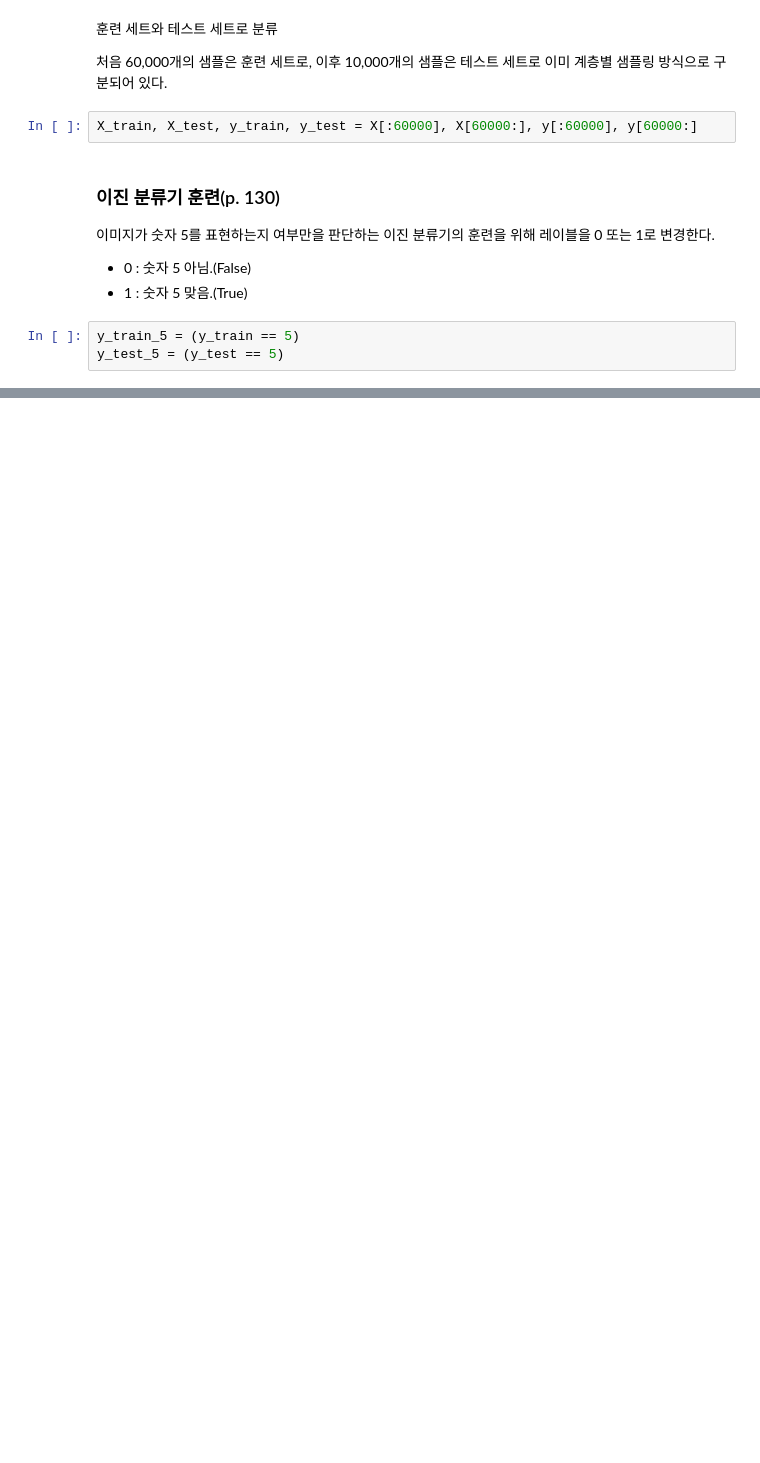
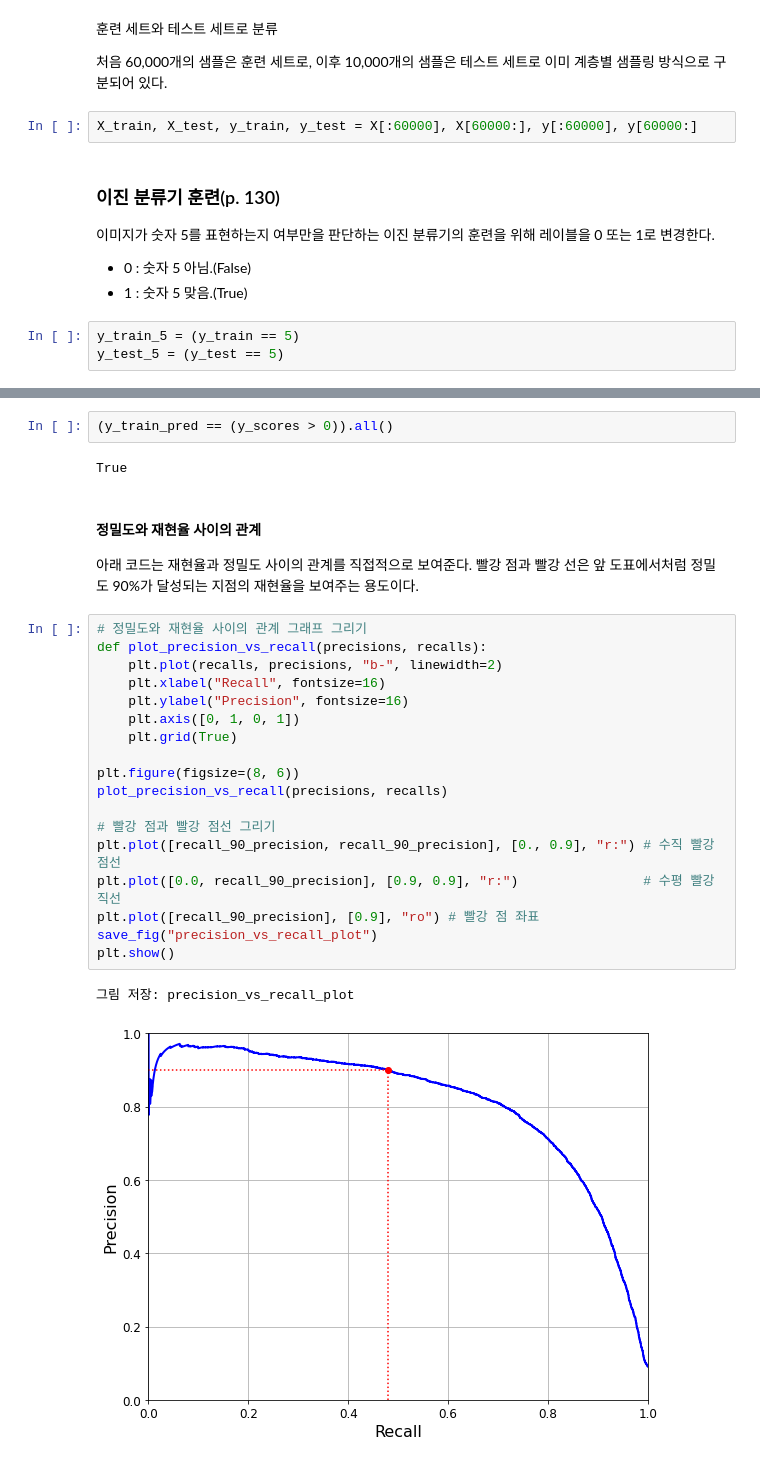
Before and after one commit to Moerai/Hands_On_ML-DL_Study, a Jupyter notebook: handson2_ML03.ipynb, the cells around one changed output, grey strips where cells are left out. Cells and saved outputs as stored; diff of their text form; blank space fills up the shorter version.

```diff
--- a/handson2_ML03.ipynb
+++ b/handson2_ML03.ipynb
@@ -165,0 +417,29 @@ y_test_5 = (y_test == 5)
+# %%
+(y_train_pred == (y_scores > 0)).all()
+# %% [output]
+True
+# %% [markdown]
+#### 정밀도와 재현율 사이의 관계
+
+아래 코드는 재현율과 정밀도 사이의 관계를 직접적으로 보여준다. 빨강 점과 빨강 선은 앞 도표에서처럼 정밀도 90%가 달성되는 지점의 재현율을 보여주는 용도이다.
+# %%
+# 정밀도와 재현율 사이의 관계 그래프 그리기
+def plot_precision_vs_recall(precisions, recalls):
+    plt.plot(recalls, precisions, "b-", linewidth=2)
+    plt.xlabel("Recall", fontsize=16)
+    plt.ylabel("Precision", fontsize=16)
+    plt.axis([0, 1, 0, 1])
+    plt.grid(True)
+
+plt.figure(figsize=(8, 6))
+plot_precision_vs_recall(precisions, recalls)
+
+# 빨강 점과 빨강 점선 그리기
+plt.plot([recall_90_precision, recall_90_precision], [0., 0.9], "r:") # 수직 빨강 점선
+plt.plot([0.0, recall_90_precision], [0.9, 0.9], "r:")                # 수평 빨강 직선
+plt.plot([recall_90_precision], [0.9], "ro") # 빨강 점 좌표
+save_fig("precision_vs_recall_plot")
+plt.show()
+# %% [output]
+그림 저장: precision_vs_recall_plot
+[figure, added]
```
Also changed, not shown: parts of 55 cells of this notebook.
